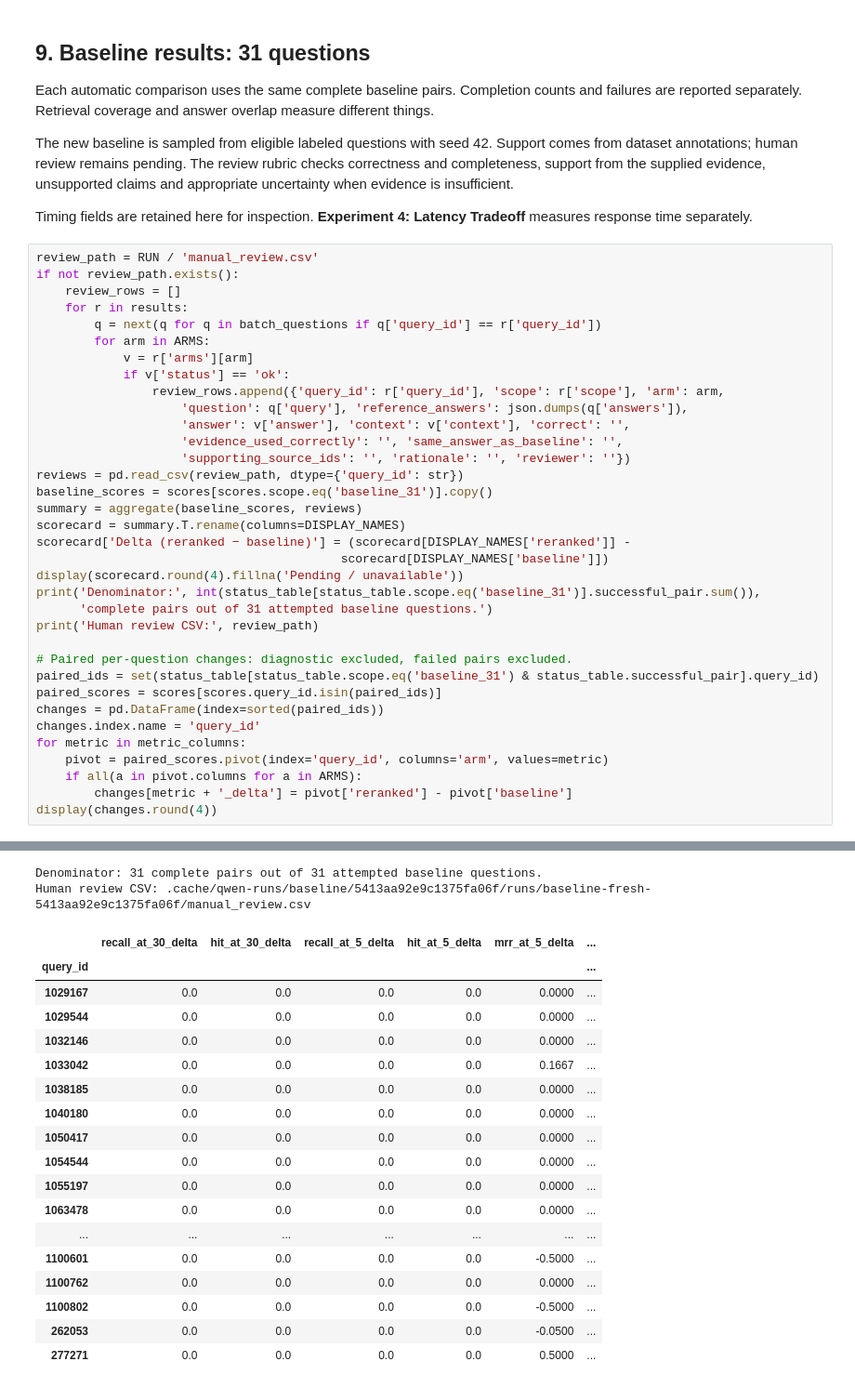
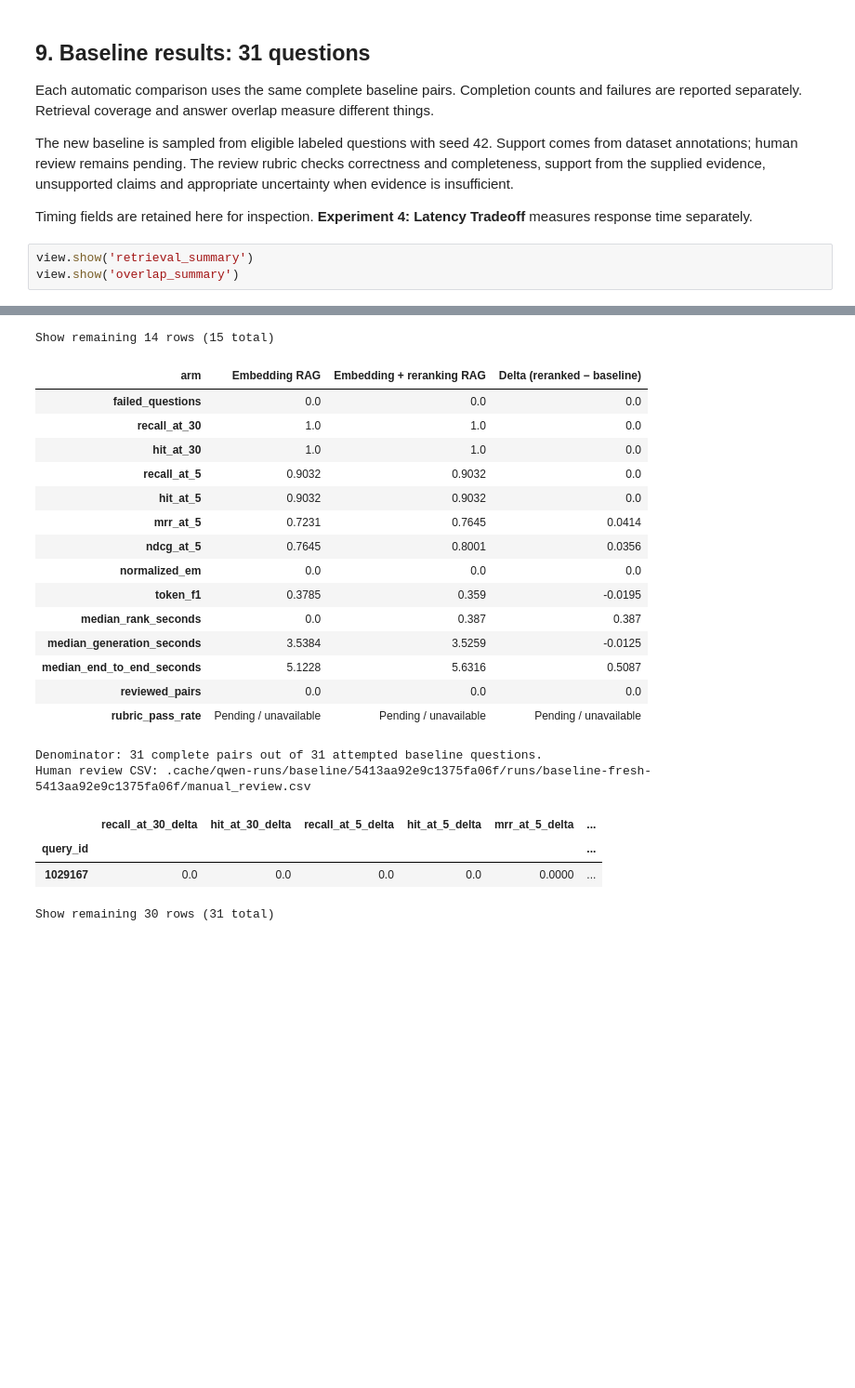
Before and after one commit to manimalakumar/rag-reranking-evaluation, a Jupyter notebook: experiments/v1-baseline/Experiment-1-Baseline.ipynb, the cells around one changed output, grey strips where cells are left out. Shown at 93% size. Cells and saved outputs as stored; diff of their text form; blank space fills up the shorter version.

```diff
--- a/experiments/v1-baseline/Experiment-1-Baseline.ipynb
+++ b/experiments/v1-baseline/Experiment-1-Baseline.ipynb
@@ -635,40 +337,8 @@ The new baseline is sampled from eligible labeled questions with seed 42. Suppor
 
 Timing fields are retained here for inspection. **Experiment 4: Latency Tradeoff** measures response time separately.
 # %%
-review_path = RUN / 'manual_review.csv'
-if not review_path.exists():
-    review_rows = []
-    for r in results:
-        q = next(q for q in batch_questions if q['query_id'] == r['query_id'])
-        for arm in ARMS:
-            v = r['arms'][arm]
-            if v['status'] == 'ok':
-                review_rows.append({'query_id': r['query_id'], 'scope': r['scope'], 'arm': arm,
-                    'question': q['query'], 'reference_answers': json.dumps(q['answers']),
-                    'answer': v['answer'], 'context': v['context'], 'correct': '',
-                    'evidence_used_correctly': '', 'same_answer_as_baseline': '',
-                    'supporting_source_ids': '', 'rationale': '', 'reviewer': ''})
-reviews = pd.read_csv(review_path, dtype={'query_id': str})
-baseline_scores = scores[scores.scope.eq('baseline_31')].copy()
-summary = aggregate(baseline_scores, reviews)
-scorecard = summary.T.rename(columns=DISPLAY_NAMES)
-scorecard['Delta (reranked − baseline)'] = (scorecard[DISPLAY_NAMES['reranked']] -
-                                          scorecard[DISPLAY_NAMES['baseline']])
-display(scorecard.round(4).fillna('Pending / unavailable'))
-print('Denominator:', int(status_table[status_table.scope.eq('baseline_31')].successful_pair.sum()),
-      'complete pairs out of 31 attempted baseline questions.')
-print('Human review CSV:', review_path)
-
-# Paired per-question changes: diagnostic excluded, failed pairs excluded.
-paired_ids = set(status_table[status_table.scope.eq('baseline_31') & status_table.successful_pair].query_id)
-paired_scores = scores[scores.query_id.isin(paired_ids)]
-changes = pd.DataFrame(index=sorted(paired_ids))
-changes.index.name = 'query_id'
-for metric in metric_columns:
-    pivot = paired_scores.pivot(index='query_id', columns='arm', values=metric)
-    if all(a in pivot.columns for a in ARMS):
-        changes[metric + '_delta'] = pivot['reranked'] - pivot['baseline']
-display(changes.round(4))
+view.show('retrieval_summary')
+view.show('overlap_summary')
 # %% [output]
 | arm | Embedding RAG | Embedding + reranking RAG | Delta (reranked − baseline) |
 | paired_questions | 31.0 | 31.0 | 0.0 |
@@ -689,20 +345,22 @@ display(changes.round(4))
-Denominator: 31 complete pairs out of 31 attempted baseline questions.
-Human review CSV: .cache/qwen-runs/baseline/5413aa92e9c1375fa06f/runs/baseline-fresh-5413aa92e9c1375fa06f/manual_review.csv
+Show remaining 14 rows (15 total)
-|  | recall_at_30_delta | hit_at_30_delta | recall_at_5_delta | hit_at_5_delta | mrr_at_5_delta | ... |
-| query_id |  |  |  |  |  | ... |
-| 1029167 | 0.0 | 0.0 | 0.0 | 0.0 | 0.0000 | ... |
-| 1029544 | 0.0 | 0.0 | 0.0 | 0.0 | 0.0000 | ... |
-| 1032146 | 0.0 | 0.0 | 0.0 | 0.0 | 0.0000 | ... |
-| 1033042 | 0.0 | 0.0 | 0.0 | 0.0 | 0.1667 | ... |
-| 1038185 | 0.0 | 0.0 | 0.0 | 0.0 | 0.0000 | ... |
-| 1040180 | 0.0 | 0.0 | 0.0 | 0.0 | 0.0000 | ... |
-| 1050417 | 0.0 | 0.0 | 0.0 | 0.0 | 0.0000 | ... |
-| 1054544 | 0.0 | 0.0 | 0.0 | 0.0 | 0.0000 | ... |
-| 1055197 | 0.0 | 0.0 | 0.0 | 0.0 | 0.0000 | ... |
-| 1063478 | 0.0 | 0.0 | 0.0 | 0.0 | 0.0000 | ... |
-| ... | ... | ... | ... | ... | ... | ... |
-| 1100601 | 0.0 | 0.0 | 0.0 | 0.0 | -0.5000 | ... |
-| 1100762 | 0.0 | 0.0 | 0.0 | 0.0 | 0.0000 | ... |
-| 1100802 | 0.0 | 0.0 | 0.0 | 0.0 | -0.5000 | ... |
-| 262053 | 0.0 | 0.0 | 0.0 | 0.0 | -0.0500 | ... |
-| 277271 | 0.0 | 0.0 | 0.0 | 0.0 | 0.5000 | ... |
+| arm | Embedding RAG | Embedding + reranking RAG | Delta (reranked − baseline) |
+| failed_questions | 0.0 | 0.0 | 0.0 |
+| recall_at_30 | 1.0 | 1.0 | 0.0 |
+| hit_at_30 | 1.0 | 1.0 | 0.0 |
+| recall_at_5 | 0.9032 | 0.9032 | 0.0 |
+| hit_at_5 | 0.9032 | 0.9032 | 0.0 |
+| mrr_at_5 | 0.7231 | 0.7645 | 0.0414 |
+| ndcg_at_5 | 0.7645 | 0.8001 | 0.0356 |
+| normalized_em | 0.0 | 0.0 | 0.0 |
+| token_f1 | 0.3785 | 0.359 | -0.0195 |
+| median_rank_seconds | 0.0 | 0.387 | 0.387 |
+| median_generation_seconds | 3.5384 | 3.5259 | -0.0125 |
+| median_end_to_end_seconds | 5.1228 | 5.6316 | 0.5087 |
+| reviewed_pairs | 0.0 | 0.0 | 0.0 |
+| rubric_pass_rate | Pending / unavailable | Pending / unavailable | Pending / unavailable |
+Denominator: 31 complete pairs out of 31 attempted baseline questions.
+Human review CSV: .cache/qwen-runs/baseline/5413aa92e9c1375fa06f/runs/baseline-fresh-5413aa92e9c1375fa06f/manual_review.csv
+|  | recall_at_30_delta | hit_at_30_delta | recall_at_5_delta | hit_at_5_delta | mrr_at_5_delta | ... |
+| query_id |  |  |  |  |  | ... |
+| 1029167 | 0.0 | 0.0 | 0.0 | 0.0 | 0.0000 | ... |
+Show remaining 30 rows (31 total)
```
Also changed, not shown: parts of 41 cells of this notebook, 24 other files.
